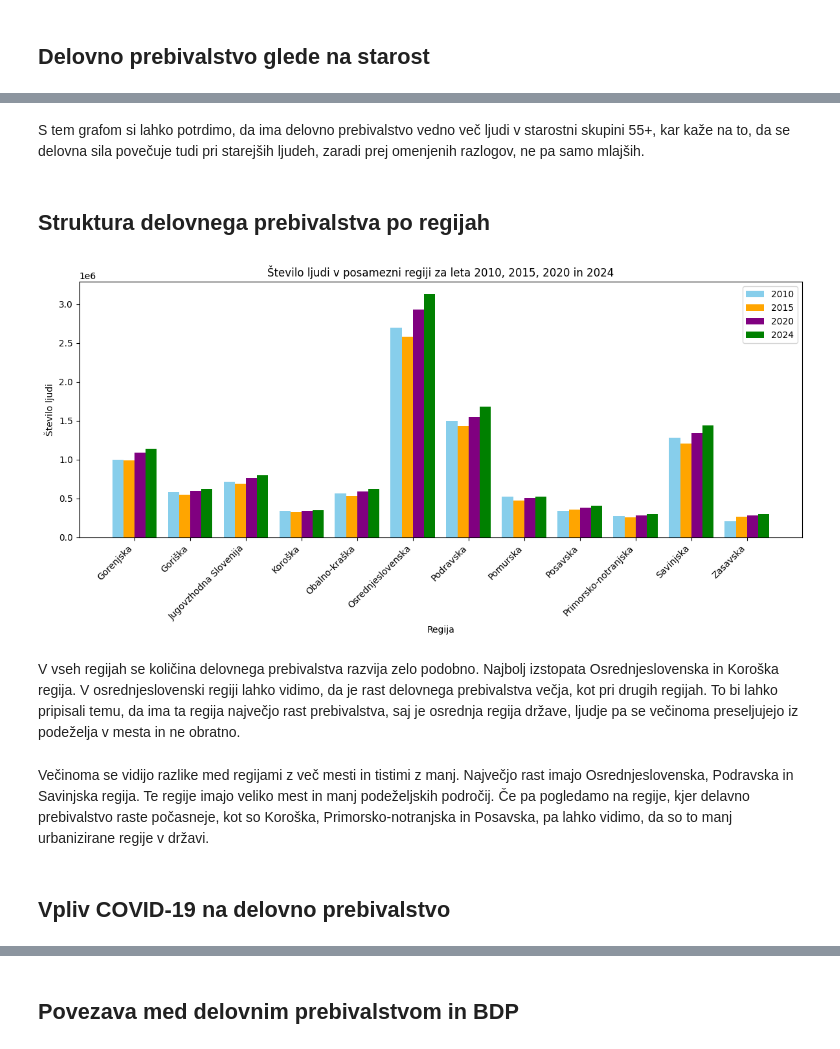
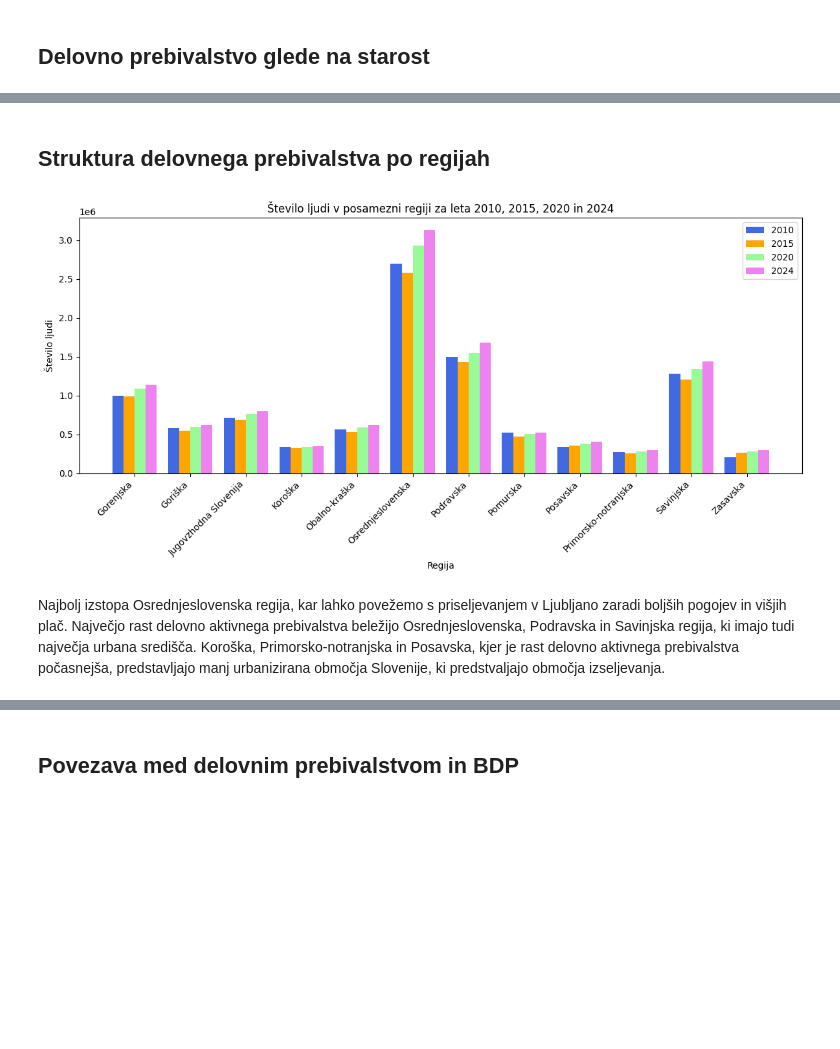
Before and after one commit to nirinja/PR259, a Jupyter notebook: koda/koda.ipynb, the cells around one changed output, grey strips where cells are left out. Cells and saved outputs as stored; diff of their text form; code cells hidden in the pictures; blank space fills up the shorter version.

```diff
--- a/koda/koda.ipynb
+++ b/koda/koda.ipynb
@@ -115,39 +84,33 @@ plt.show()
-# %% [markdown]
-S tem grafom si lahko potrdimo, da ima delovno prebivalstvo vedno več ljudi v starostni skupini 55+, kar kaže na to, da se delovna sila povečuje tudi pri starejših ljudeh, zaradi prej omenjenih razlogov, ne pa samo mlajših.
 # %% [markdown]
 ## Struktura delovnega prebivalstva po regijah
 # %%
 data_2010_regions = data[data['YEAR'] == '2010']
 data_2015_regions = data[data['YEAR'] == '2015']
 data_2020_regions = data[data['YEAR'] == '2020']
 data_2024_regions = data[data['YEAR'] == '2024']
 
 region_data_2010 = data_2010_regions[data_2010_regions['STATISTIČNA REGIJA'] != 'SLOVENIJA'].groupby('STATISTIČNA REGIJA')['DATA'].sum()
 region_data_2015 = data_2015_regions[data_2015_regions['STATISTIČNA REGIJA'] != 'SLOVENIJA'].groupby('STATISTIČNA REGIJA')['DATA'].sum()
 region_data_2020 = data_2020_regions[data_2020_regions['STATISTIČNA REGIJA'] != 'SLOVENIJA'].groupby('STATISTIČNA REGIJA')['DATA'].sum()
 region_data_2024 = data_2024_regions[data_2024_regions['STATISTIČNA REGIJA'] != 'SLOVENIJA'].groupby('STATISTIČNA REGIJA')['DATA'].sum()
 
 plt.figure(figsize=(12, 6))
 bar_width = 0.2
 x = np.arange(len(region_data_2010.index))
 
-plt.bar(x - 1.5 * bar_width, region_data_2010.values, width=bar_width, color='skyblue', label='2010')
+plt.bar(x - 1.5 * bar_width, region_data_2010.values, width=bar_width, color='royalblue', label='2010')
 plt.bar(x - 0.5 * bar_width, region_data_2015.values, width=bar_width, color='orange', label='2015')
-plt.bar(x + 0.5 * bar_width, region_data_2020.values, width=bar_width, color='purple', label='2020')
-plt.bar(x + 1.5 * bar_width, region_data_2024.values, width=bar_width, color='green', label='2024')
+plt.bar(x + 0.5 * bar_width, region_data_2020.values, width=bar_width, color='palegreen', label='2020')
+plt.bar(x + 1.5 * bar_width, region_data_2024.values, width=bar_width, color='violet', label='2024')
 
 plt.xticks(x, region_data_2010.index, rotation=45, ha='right')
 plt.xlabel('Regija')
 plt.ylabel('Število ljudi')
 plt.title('Število ljudi v posamezni regiji za leta 2010, 2015, 2020 in 2024')
 plt.legend()
 plt.tight_layout()
 plt.show()
 # %% [output]
-[figure, old version]
+[figure, new version]
 # %% [markdown]
-V vseh regijah se količina delovnega prebivalstva razvija zelo podobno. Najbolj izstopata Osrednjeslovenska in Koroška regija. V osrednjeslovenski regiji lahko vidimo, da je rast delovnega prebivalstva večja, kot pri drugih regijah. To bi lahko pripisali temu, da ima ta regija največjo rast prebivalstva, saj je osrednja regija države, ljudje pa se večinoma preseljujejo iz podeželja v mesta in ne obratno.
+Najbolj izstopa Osrednjeslovenska regija, kar lahko povežemo s priseljevanjem v Ljubljano zaradi boljših pogojev in višjih plač. Največjo rast delovno aktivnega prebivalstva beležijo Osrednjeslovenska, Podravska in Savinjska regija, ki imajo tudi največja urbana središča. Koroška, Primorsko-notranjska in Posavska, kjer je rast delovno aktivnega prebivalstva počasnejša, predstavljajo manj urbanizirana območja Slovenije, ki predstvaljajo območja izseljevanja.
-# %% [markdown]
-Večinoma se vidijo razlike med regijami z več mesti in tistimi z manj. Največjo rast imajo Osrednjeslovenska, Podravska in Savinjska regija. Te regije imajo veliko mest in manj podeželjskih področij. Če pa pogledamo na regije, kjer delavno prebivalstvo raste počasneje, kot so Koroška, Primorsko-notranjska in Posavska, pa lahko vidimo, da so to manj urbanizirane regije v državi.
-# %% [markdown]
-## Vpliv COVID-19 na delovno prebivalstvo
```
Also changed, not shown: parts of 10 cells of this notebook, 1 other file.
